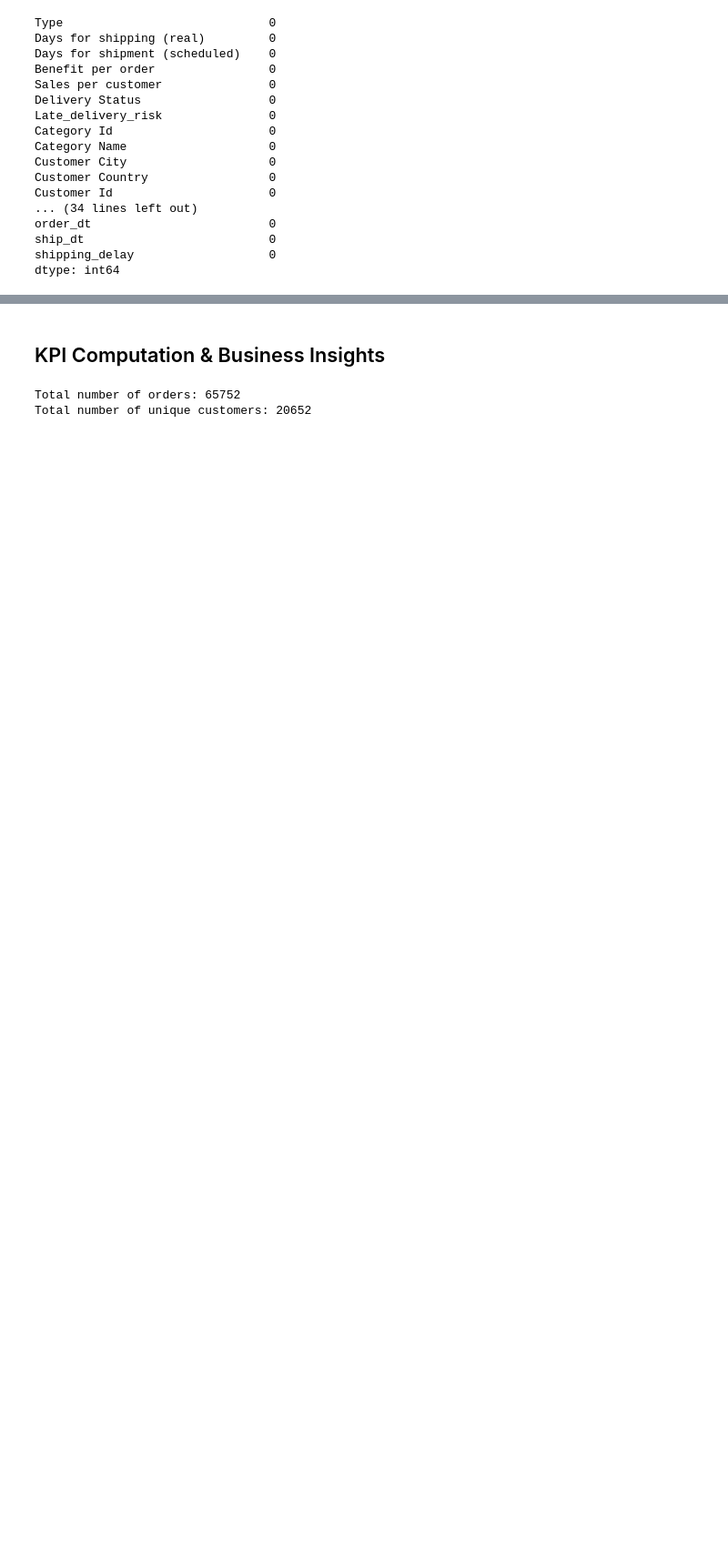
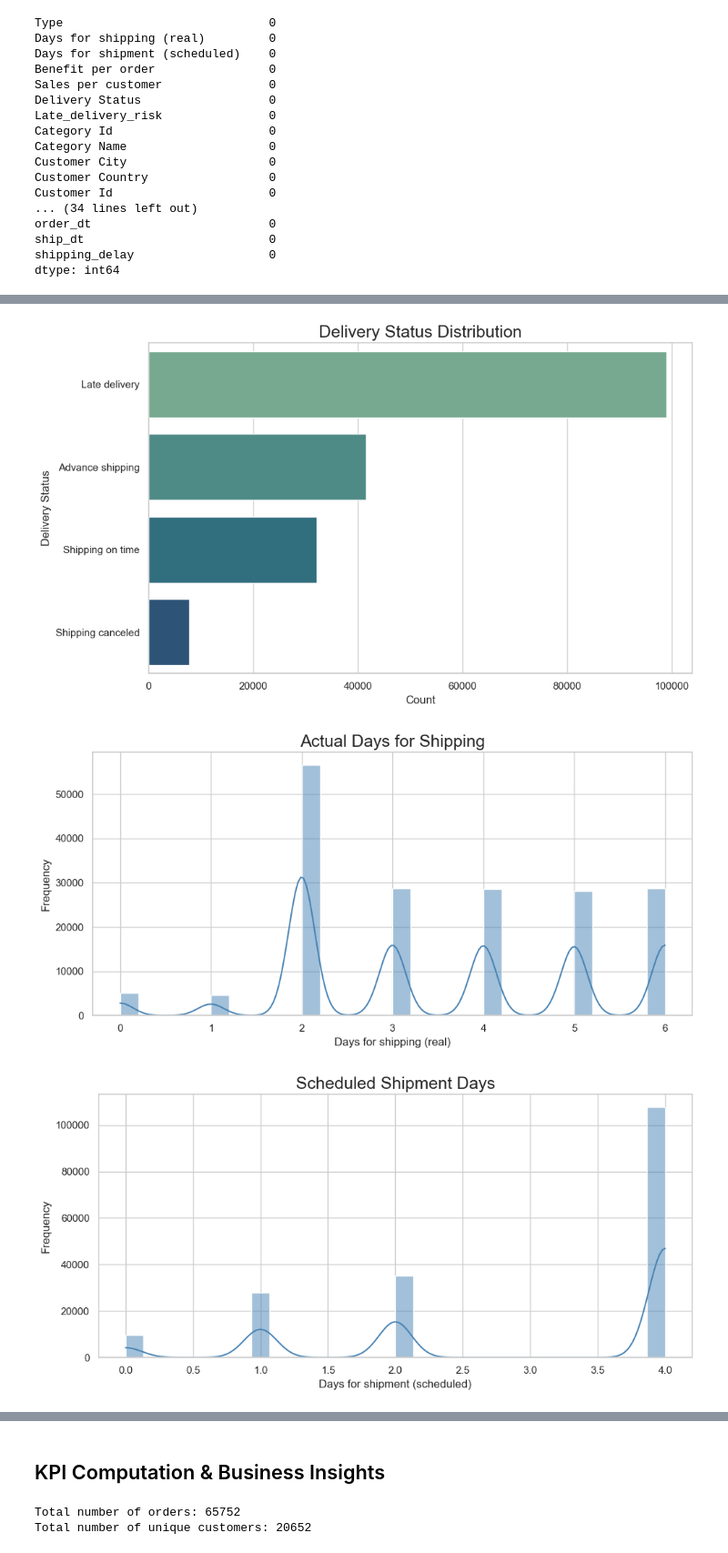
Before and after one commit to devkoustavdas/supply-chain-and-sales-analysis, a Jupyter notebook: Analysis.ipynb, the cells around one changed output, grey strips where cells are left out. Shown at 91% size. Saved outputs shown, nothing was run; the diff lists cells and outputs as text; code cells hidden in the pictures; blank space fills up the shorter version.

```diff
--- a/Analysis.ipynb
+++ b/Analysis.ipynb
@@ -128,0 +164,26 @@ dtype: int64
+# %%
+def bar_chart(category, title, top_n=None, rotation=0):
+    value_counts = df[category].value_counts()
+    if top_n:
+        value_counts = value_counts[:top_n]
+
+    sns.set(style="whitegrid")
+    plt.figure(figsize=(10, 6))
+    sns.barplot(x=value_counts.values, y=value_counts.index, palette="crest")
+    plt.title(title, fontsize=18)
+    plt.xlabel("Count")
+    plt.ylabel(category)
+    plt.xticks(rotation=rotation)
+    plt.tight_layout()
+    plt.show()
+
+
+def quant_count(num_var, title, bins=30, color="steelblue"):
+    sns.set(style="whitegrid")
+    plt.figure(figsize=(10, 5))
+    sns.histplot(df[num_var], bins=bins, kde=True, color=color)
+    plt.title(title, fontsize=18)
+    plt.xlabel(num_var)
+    plt.ylabel("Frequency")
+    plt.tight_layout()
+    plt.show()
@@ -128,0 +192,9 @@ dtype: int64
+# %%
+bar_chart("Delivery Status", "Delivery Status Distribution")
+quant_count("Days for shipping (real)", "Actual Days for Shipping")
+quant_count("Days for shipment (scheduled)", "Scheduled Shipment Days")
+quant_count("shipping_delay", "Shipping Delay Distribution")
+# %% [output]
+[figure, added]
+[figure, added]
+[figure, added]
```
Also changed, not shown: parts of 38 cells of this notebook, 1 other file.
